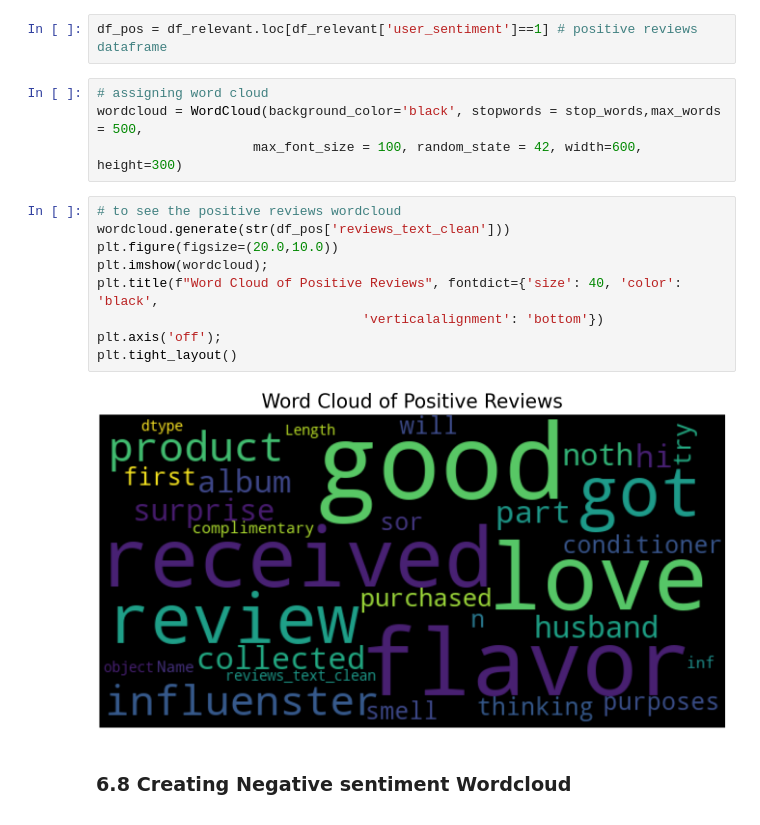
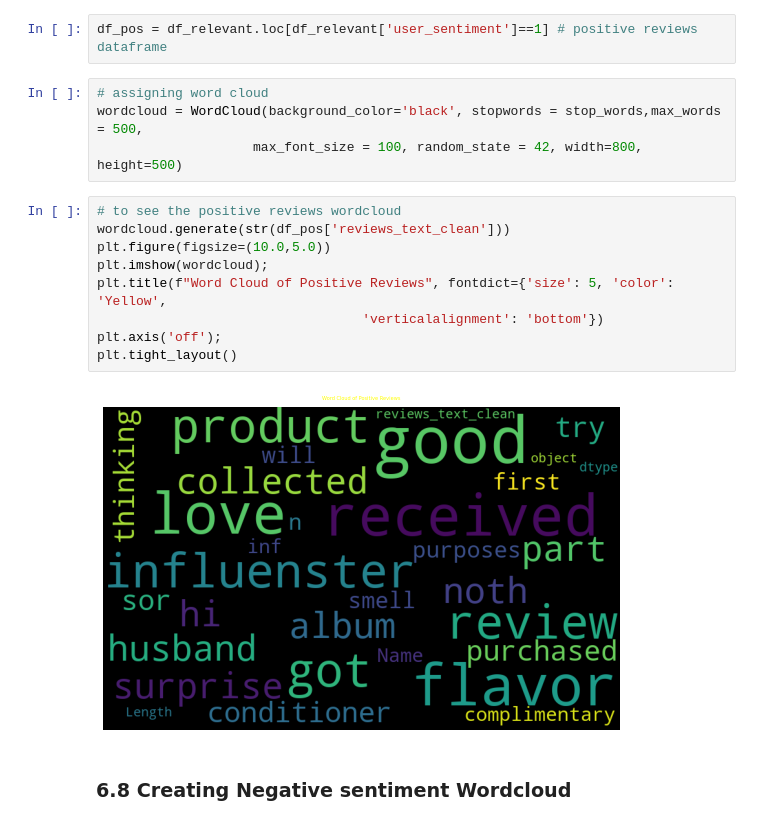
Before and after one commit to nitvishnoi/SentimentBasedProductRecommendationSystem, a Jupyter notebook: Capstone_Sentiment_Based_Product_Recommendation_System_NitinV.ipynb, the cells around one changed output. Saved outputs shown, nothing was run; the diff lists cells and outputs as text.

```diff
--- a/Capstone_Sentiment_Based_Product_Recommendation_System_NitinV.ipynb
+++ b/Capstone_Sentiment_Based_Product_Recommendation_System_NitinV.ipynb
@@ -559,18 +569,18 @@ df_pos = df_relevant.loc[df_relevant['user_sentiment']==1] # positive reviews da
 # %%
 # assigning word cloud
 wordcloud = WordCloud(background_color='black', stopwords = stop_words,max_words = 500,
-                    max_font_size = 100, random_state = 42, width=600, height=300)
+                    max_font_size = 100, random_state = 42, width=800, height=500)
 # %%
 # to see the positive reviews wordcloud
 wordcloud.generate(str(df_pos['reviews_text_clean']))
-plt.figure(figsize=(20.0,10.0))
+plt.figure(figsize=(10.0,5.0))
 plt.imshow(wordcloud);
-plt.title(f"Word Cloud of Positive Reviews", fontdict={'size': 40, 'color': 'black',
+plt.title(f"Word Cloud of Positive Reviews", fontdict={'size': 5, 'color': 'Yellow',
                                   'verticalalignment': 'bottom'})
 plt.axis('off');
 plt.tight_layout()
 # %% [output]
-[figure, old version]
+[figure, new version]
 # %% [markdown]
 ### 6.8 Creating Negative sentiment Wordcloud
 # %%
```
Also changed, not shown: parts of 171 cells of this notebook.
